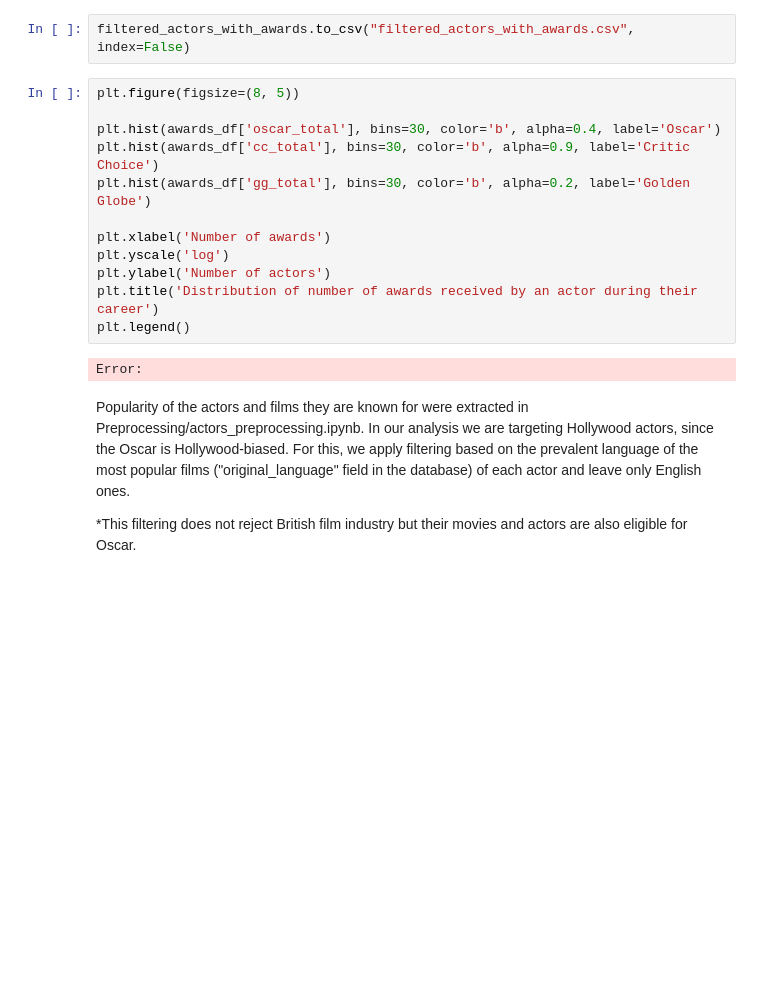
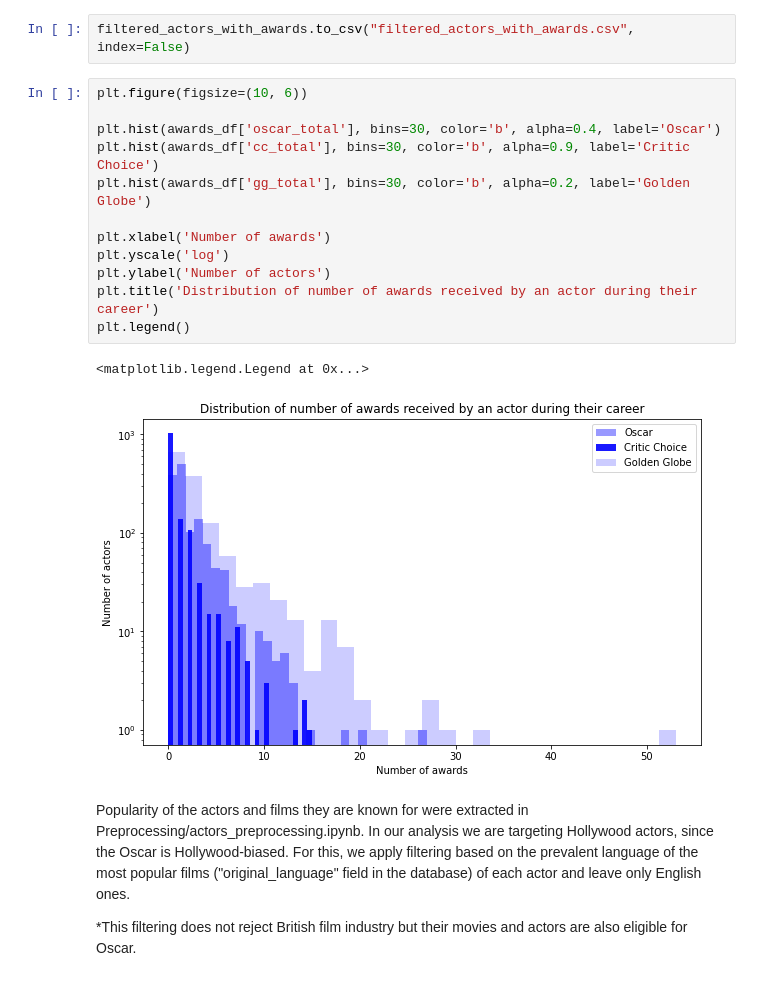
Before and after one commit to epfl-ada/ada-2023-project-cinemada, a Jupyter notebook: Main_analysis/actor_success.ipynb, the cells around one changed output. Cells and saved outputs as stored; diff of their text form; blank space fills up the shorter version.

```diff
--- a/Main_analysis/actor_success.ipynb
+++ b/Main_analysis/actor_success.ipynb
@@ -95,19 +97,20 @@ display(filtered_actors_with_awards)
 # %%
 filtered_actors_with_awards.to_csv("filtered_actors_with_awards.csv", index=False)
 # %%
-plt.figure(figsize=(8, 5))
+plt.figure(figsize=(10, 6))
 
 plt.hist(awards_df['oscar_total'], bins=30, color='b', alpha=0.4, label='Oscar')
 plt.hist(awards_df['cc_total'], bins=30, color='b', alpha=0.9, label='Critic Choice')
 plt.hist(awards_df['gg_total'], bins=30, color='b', alpha=0.2, label='Golden Globe')
 
 plt.xlabel('Number of awards')
 plt.yscale('log')
 plt.ylabel('Number of actors')
 plt.title('Distribution of number of awards received by an actor during their career')
 plt.legend()
 # %% [output]
-Error:
+<matplotlib.legend.Legend at 0x...>
+[figure, added]
 # %% [markdown]
 Popularity of the actors and films they are known for were extracted in Preprocessing/actors_preprocessing.ipynb. In our analysis we are targeting Hollywood actors, since the Oscar is Hollywood-biased. For this, we apply filtering based on the prevalent language of the most popular films ("original_language" field in the database) of each actor and leave only English ones.
 
```
Also changed, not shown: parts of 20 cells of this notebook.
